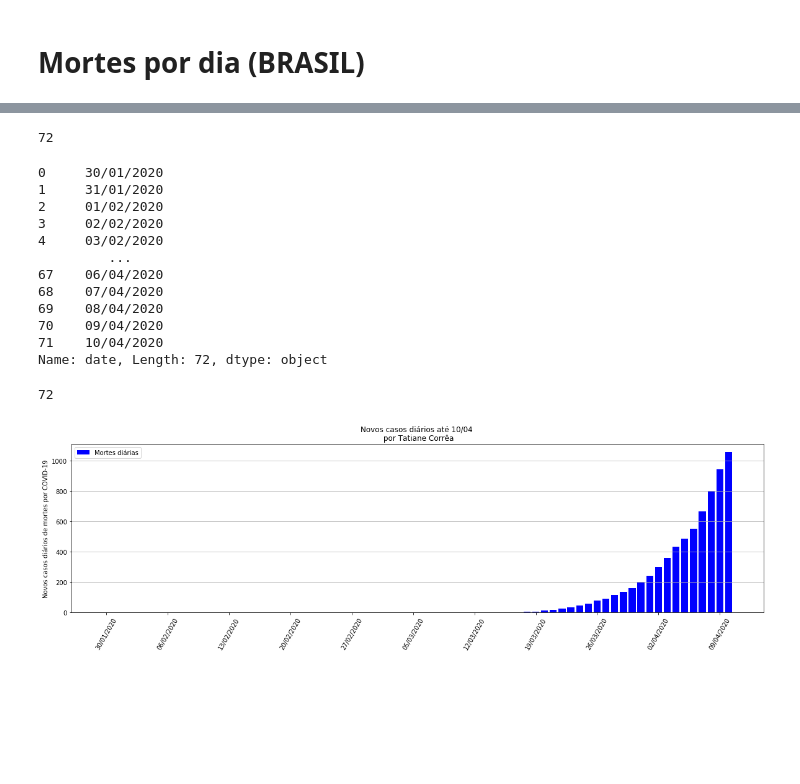
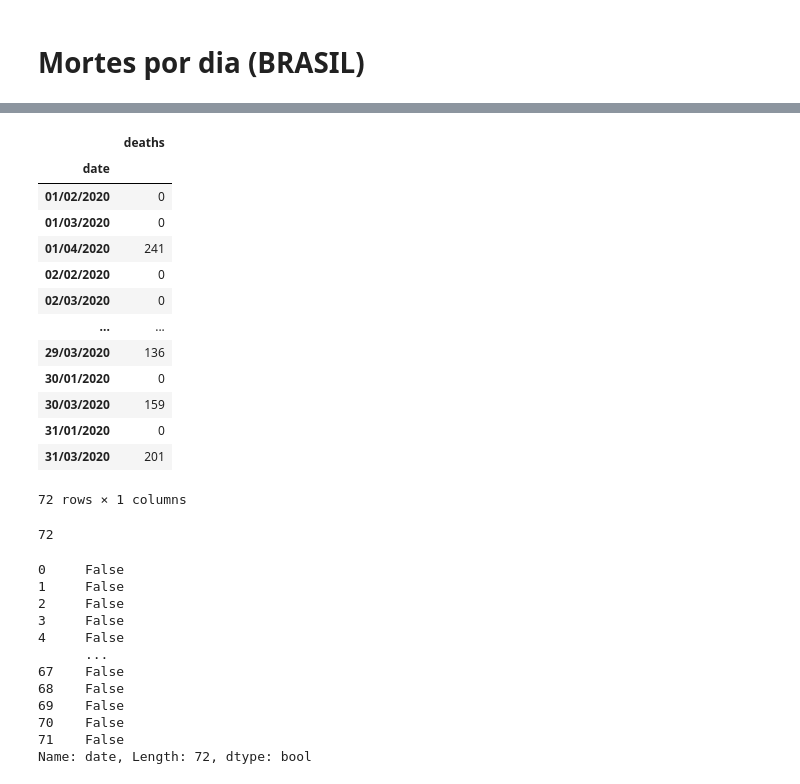
Before and after one commit to taticorrea/covid-19, a Jupyter notebook: analise_covid-19.ipynb, the cells around one changed output, grey strips where cells are left out. Cells and saved outputs as stored; diff of their text form; code cells hidden in the pictures; blank space fills up the shorter version.

```diff
--- a/analise_covid-19.ipynb
+++ b/analise_covid-19.ipynb
@@ -46,45 +63,41 @@ Name: date, Length: 1944, dtype: datetime64[ns]
 # %%
 dados = microDados.groupby('date').sum()
+dados
+# %% [output]
+|  | deaths |
+| date |  |
+| 01/02/2020 | 0 |
+| 01/03/2020 | 0 |
+| 01/04/2020 | 241 |
+| 02/02/2020 | 0 |
+| 02/03/2020 | 0 |
+| ... | ... |
+| 29/03/2020 | 136 |
+| 30/01/2020 | 0 |
+| 30/03/2020 | 159 |
+| 31/01/2020 | 0 |
+| 31/03/2020 | 201 |
+72 rows × 1 columns
 # %%
 y = list(dados['deaths'])
 y = sorted(y)
 len(y)
 # %% [output]
 72
-# %%
-file['date']
-# %% [output]
-0     30/01/2020
-1     31/01/2020
-2     01/02/2020
-3     02/02/2020
-4     03/02/2020
-         ...
-67    06/04/2020
-68    07/04/2020
-69    08/04/2020
-70    09/04/2020
-71    10/04/2020
-Name: date, Length: 72, dtype: object
 # %%
 microDados['date'].drop_duplicates(inplace=True)
-# %%
-len(microDados['date'])
-# %% [output]
-72
-# %%
-plt.figure(figsize = (20,5))
-#plt.scatter(file['date'],file['deaths'], color = 'blue')
-plt.bar(file['date'],y, color = 'blue', label = 'Mortes diárias')
-plt.xticks(rotation=60)
-#plt.xlim(start - np.datetime64(days = 3))
-ax=plt.gca()
-ax.xaxis.set_major_locator(ticker.MultipleLocator(7))
-plt.title('Novos casos diários até 10/04 \n por Tatiane Corrêa')
-plt.ylabel('Novos casos diários de mortes por COVID-19')
-plt.grid(axis='y')
-plt.legend()
-plt.savefig('mortes_diarias.png')
-plt.show()
-# %% [output]
-[figure, removed]
+# %%
+microDados['date'].duplicated()
+# %% [output]
+0     False
+1     False
+2     False
+3     False
+4     False
+      ...
+67    False
+68    False
+69    False
+70    False
+71    False
+Name: date, Length: 72, dtype: bool
```
Also changed, not shown: parts of 4 cells of this notebook, 1 other file.
